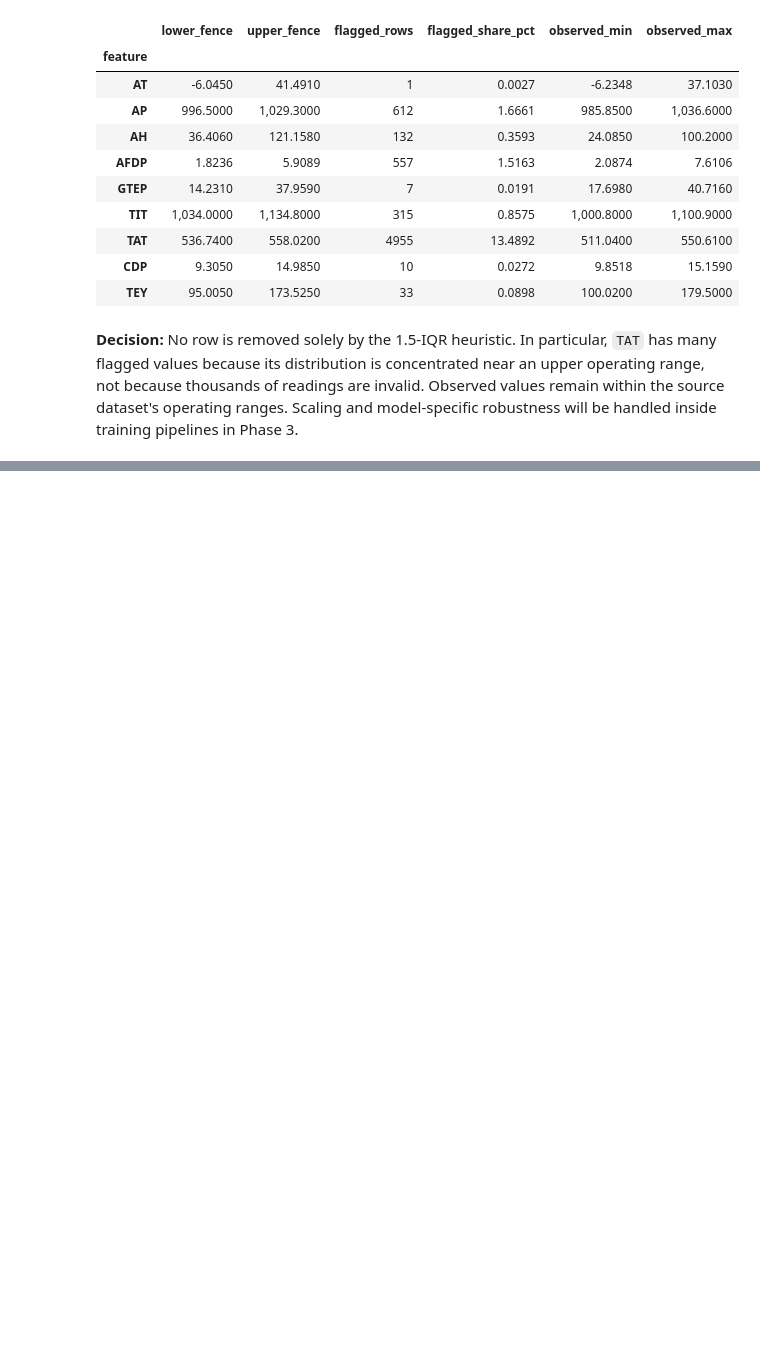
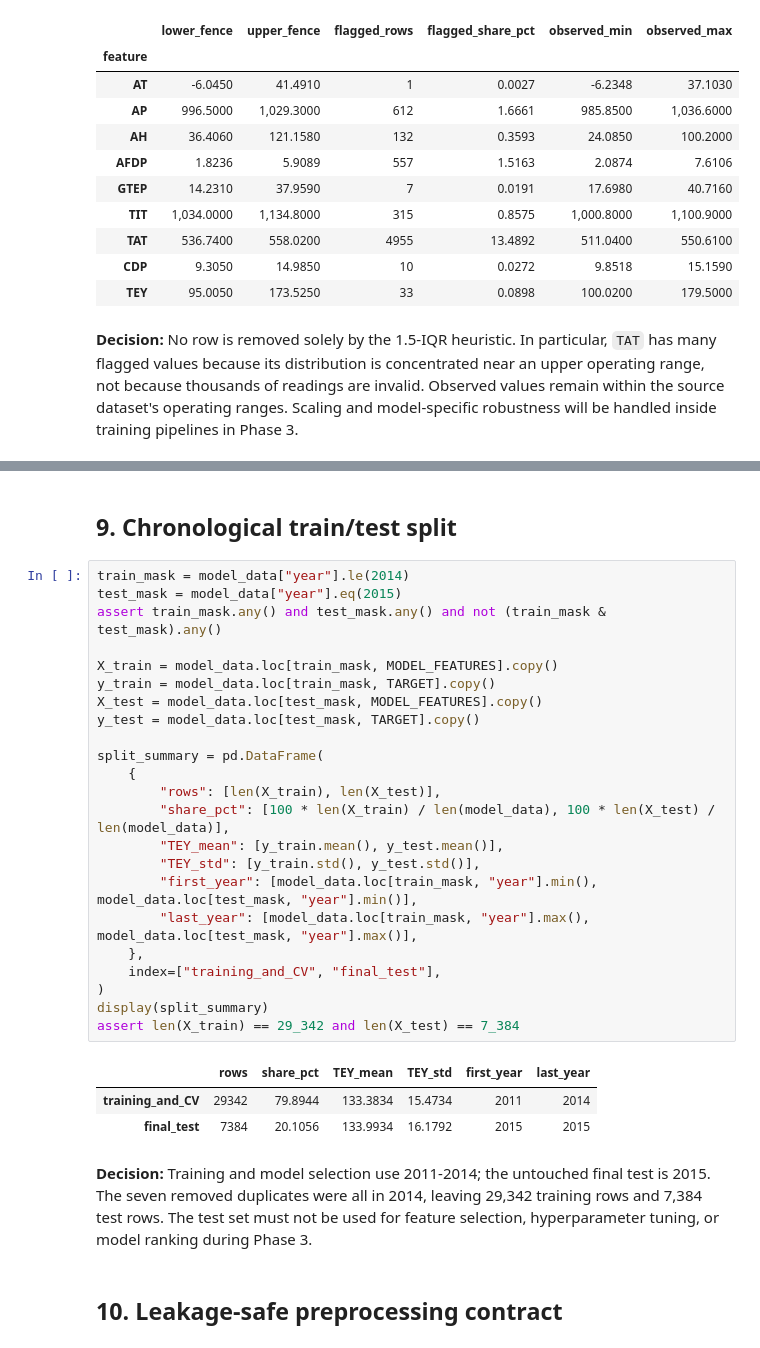
Before and after one commit to Shruhath/23CSE301-ML-Capstone, a Jupyter notebook: notebooks/regression.ipynb, the cells around one changed output, grey strips where cells are left out. Cells and saved outputs as stored; diff of their text form; blank space fills up the shorter version.

```diff
--- a/notebooks/regression.ipynb
+++ b/notebooks/regression.ipynb
@@ -279,0 +320,33 @@ The dataset audit and EDA are complete in this milestone. Cleaning, deterministi
+# %% [markdown]
+## 9. Chronological train/test split
+# %%
+train_mask = model_data["year"].le(2014)
+test_mask = model_data["year"].eq(2015)
+assert train_mask.any() and test_mask.any() and not (train_mask & test_mask).any()
+
+X_train = model_data.loc[train_mask, MODEL_FEATURES].copy()
+y_train = model_data.loc[train_mask, TARGET].copy()
+X_test = model_data.loc[test_mask, MODEL_FEATURES].copy()
+y_test = model_data.loc[test_mask, TARGET].copy()
+
+split_summary = pd.DataFrame(
+    {
+        "rows": [len(X_train), len(X_test)],
+        "share_pct": [100 * len(X_train) / len(model_data), 100 * len(X_test) / len(model_data)],
+        "TEY_mean": [y_train.mean(), y_test.mean()],
+        "TEY_std": [y_train.std(), y_test.std()],
+        "first_year": [model_data.loc[train_mask, "year"].min(), model_data.loc[test_mask, "year"].min()],
+        "last_year": [model_data.loc[train_mask, "year"].max(), model_data.loc[test_mask, "year"].max()],
+    },
+    index=["training_and_CV", "final_test"],
+)
+display(split_summary)
+assert len(X_train) == 29_342 and len(X_test) == 7_384
+# %% [output]
+|  | rows | share_pct | TEY_mean | TEY_std | first_year | last_year |
+| training_and_CV | 29342 | 79.8944 | 133.3834 | 15.4734 | 2011 | 2014 |
+| final_test | 7384 | 20.1056 | 133.9934 | 16.1792 | 2015 | 2015 |
+# %% [markdown]
+**Decision:** Training and model selection use 2011-2014; the untouched final test is 2015. The seven removed duplicates were all in 2014, leaving 29,342 training rows and 7,384 test rows. The test set must not be used for feature selection, hyperparameter tuning, or model ranking during Phase 3.
+# %% [markdown]
+## 10. Leakage-safe preprocessing contract
```
Also changed, not shown: parts of 9 cells of this notebook, 1 other file.
